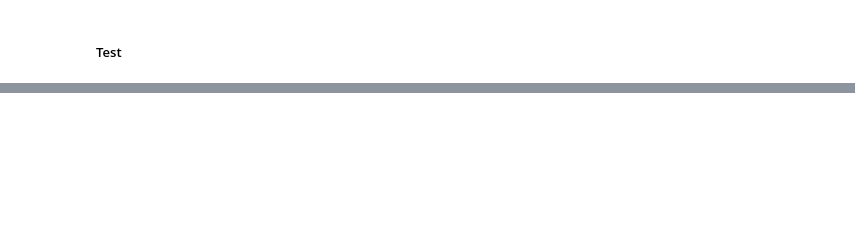
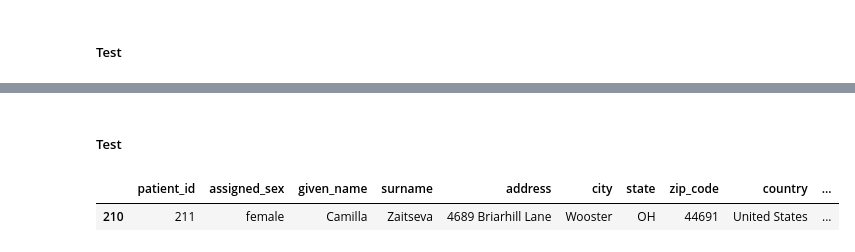
Before and after one commit to suefenali/data_analysis_nanodegree, a Jupyter notebook: cleaning_data/cleaning.ipynb, the cells around one changed output, grey strips where cells are left out. Drawn from its saved outputs; the diff is of its cells as text; code cells hidden in the pictures; blank space fills up the shorter version.

```diff
--- a/cleaning_data/cleaning.ipynb
+++ b/cleaning_data/cleaning.ipynb
@@ -547,0 +794,10 @@ assert all_columns[all_columns.duplicated()].values == 'patient_id'
+# %%
+weight_kg = patients_clean[patients_clean.surname == "Zaitseva"].weight
+patients_clean.loc[(patients_clean.surname == "Zaitseva"), ['weight']] = weight_kg * 2.20462
+# %% [markdown]
+##### Test
+# %%
+patients_clean[patients_clean.surname == "Zaitseva"]
+# %% [output]
+|  | patient_id | assigned_sex | given_name | surname | address | city | state | zip_code | country | ... |
+| 210 | 211 | female | Camilla | Zaitseva | 4689 Briarhill Lane | Wooster | OH | 44691 | United States | ... |
```
Also changed, not shown: parts of 52 cells of this notebook.
